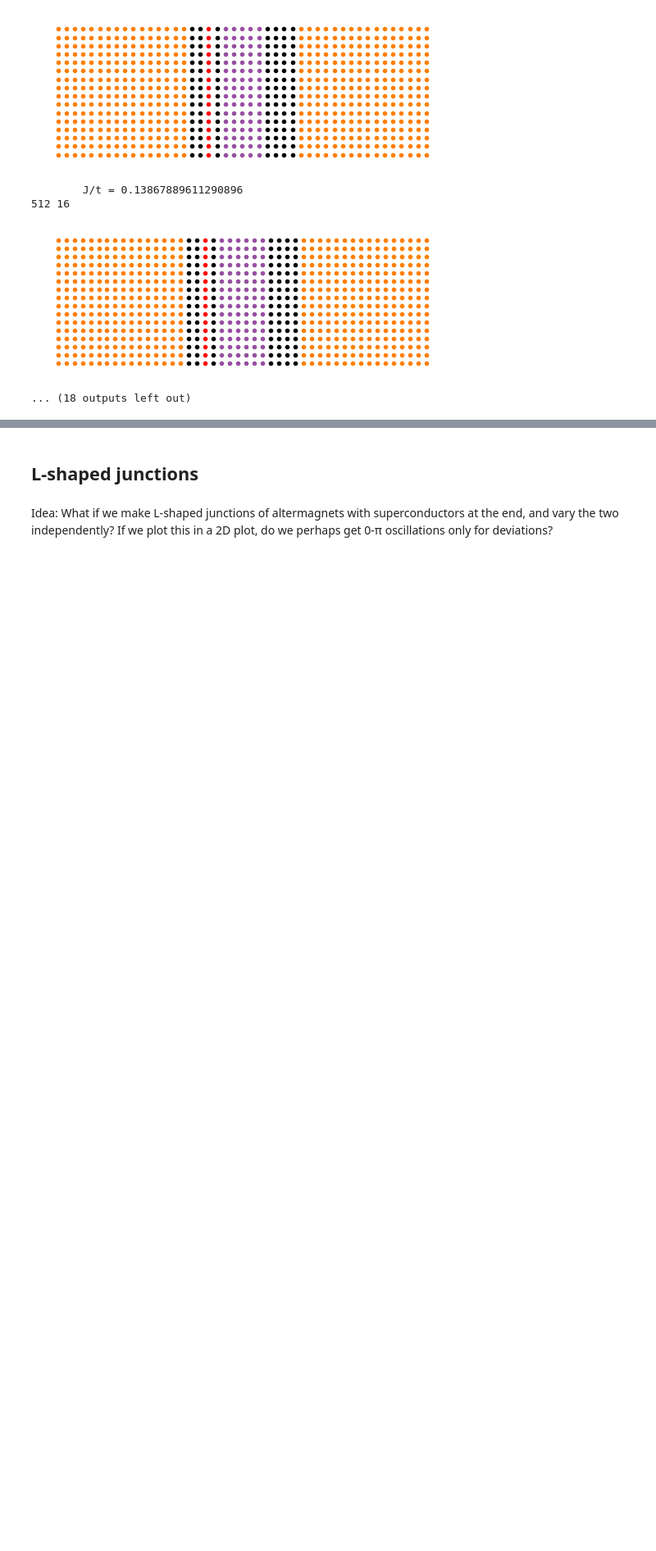
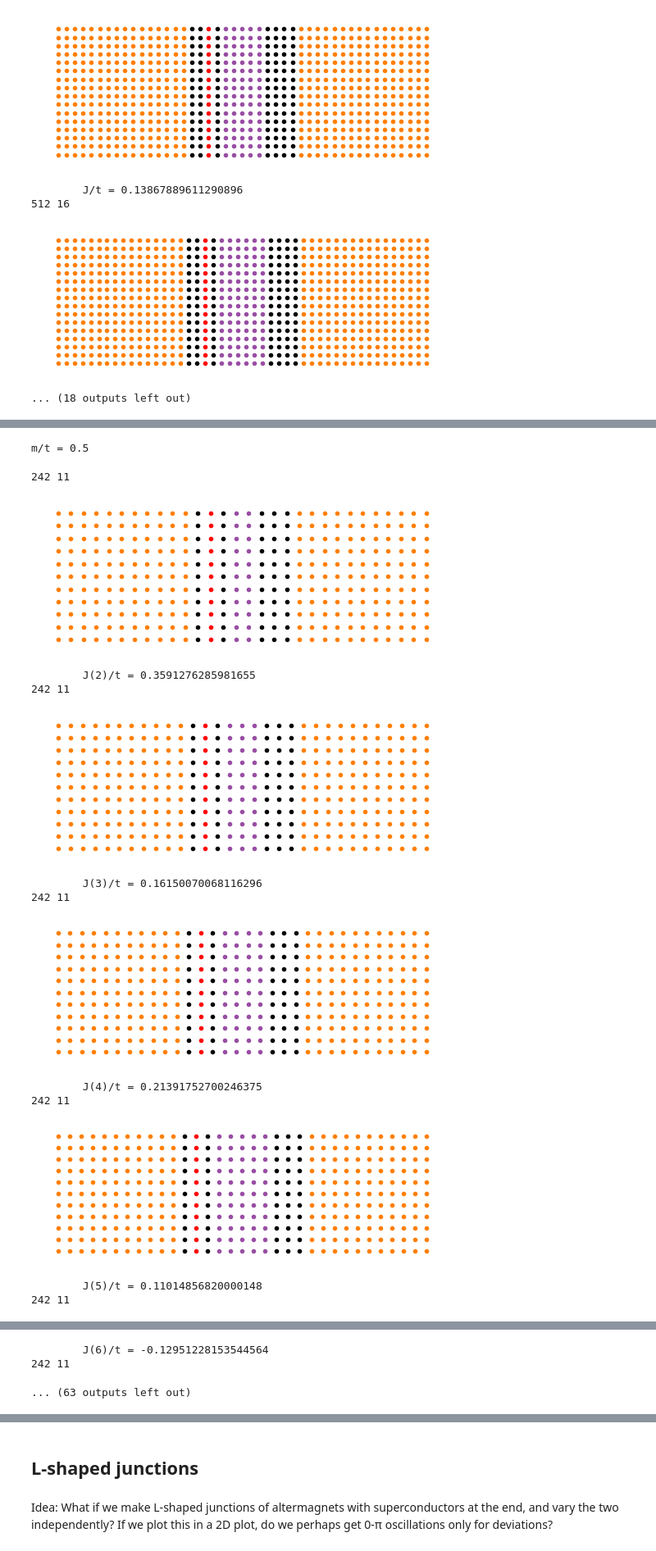
Before and after one commit to jabirali/bodge, a Jupyter notebook: altermagnets.ipynb, the cells around one changed output, grey strips where cells are left out. Shown: that part at 82% size. Drawn from its saved outputs; the diff is of its cells as text; code cells hidden in the pictures; blank space fills up the shorter version.

```diff
--- a/altermagnets.ipynb
+++ b/altermagnets.ipynb
@@ -776,0 +791,76 @@ plt.show()
+# %%
+t = 1.0
+Δ0 = 0.3*t
+μ = -0.5*t
+δφ = π/2
+
+L_SC = 11
+L_NM = 3
+L_Y = 11
+L_Z = 1
+
+DIAG = False
+
+LL = []
+JJ = []
+
+from tqdm import trange, tqdm
+
+ms = [0.5, 1.5]
+for m in ms:
+    print(f"m/t = {m}")
+    Ls = []
+    Js = []
+
+    for L_IL in trange(2, 20):
+        L_X = 2 * L_SC + 2 * L_NM + L_IL
+        lattice = create()
+        system = Hamiltonian(lattice)
+
+        with system as (H, Δ, V):
+            for i in lattice.sites():
+                if inside(i):
+                    H[i, i] = -μ * σ0
+                    if SC1(i):
+                        Δ[i, i] = Δ0 * jσ2 * np.exp((-1j/2) * δφ)
+                    if SC2(i):
+                        Δ[i, i] = Δ0 * jσ2 * np.exp((+1j/2) * δφ)
+
+            for i, j in lattice.bonds(axis=0):
+                if inside(i) and inside(j):
+                    if IL(i) and IL(j):
+                        H[i, j] = -t * σ0 - m * σ3
+                    else:
+                        H[i, j] = -t * σ0
+
+            for i, j in lattice.bonds(axis=1):
+                if inside(i) and inside(j):
+                    if IL(i) and IL(j):
+                        H[i, j] = -t * σ0 + m * σ3
+                    else:
+                        H[i, j] = -t * σ0
+
+
+        Js.append(current(system, 2000))
+        Ls.append(L_IL)
+        print(f"\tJ({L_IL})/t = {Js[-1]}")
+
+    LL.append(Ls)
+    JJ.append(Js)
+
+    print(LL, JJ)
+# %% [output]
+m/t = 0.5
+242 11
+[figure, added]
+        J(2)/t = 0.3591276285981655
+242 11
+[figure, added]
+        J(3)/t = 0.16150070068116296
+242 11
+[figure, added]
+        J(4)/t = 0.21391752700246375
+242 11
+[figure, added]
+        J(5)/t = 0.11014856820000148
+242 11
@@ -776,0 +868,3 @@ plt.show()
+        J(6)/t = -0.12951228153544564
+242 11
+... (63 outputs left out)
```
Also changed, not shown: parts of 8 cells of this notebook.
